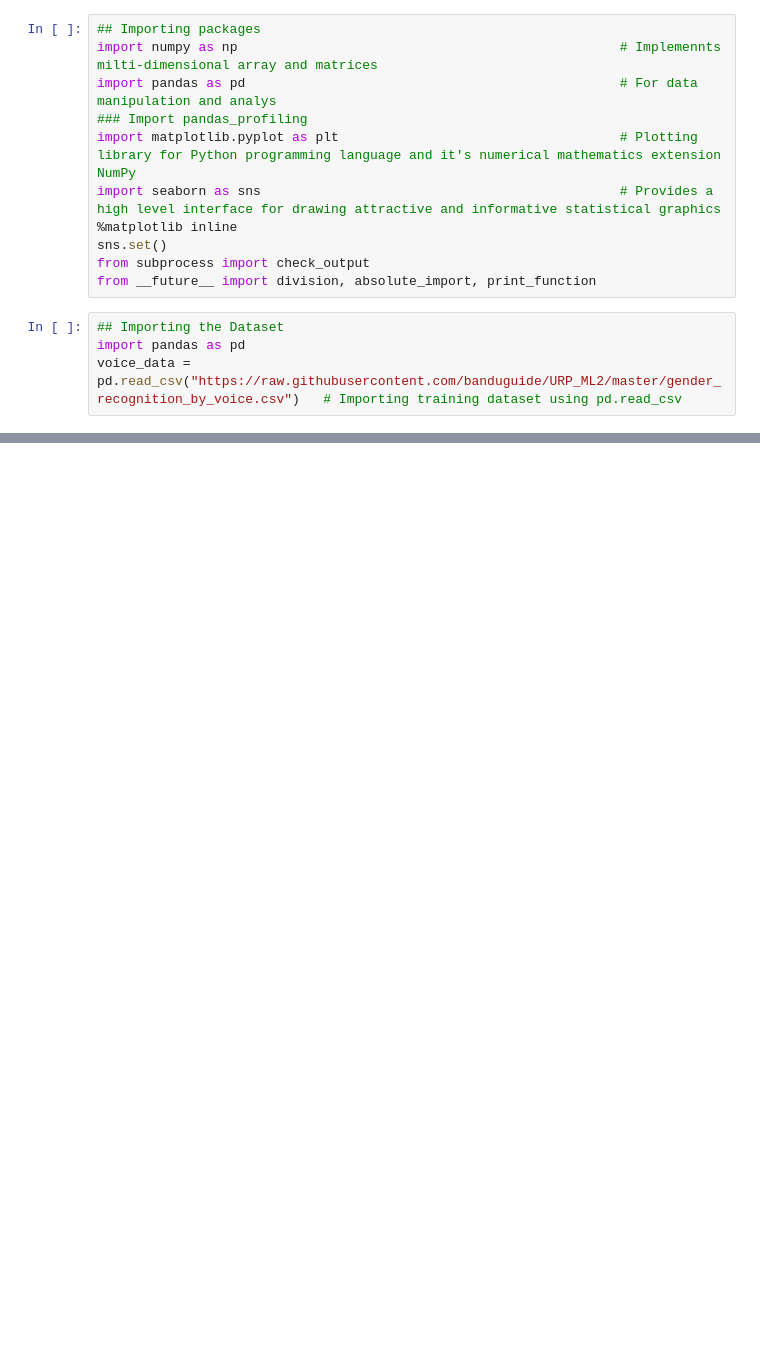
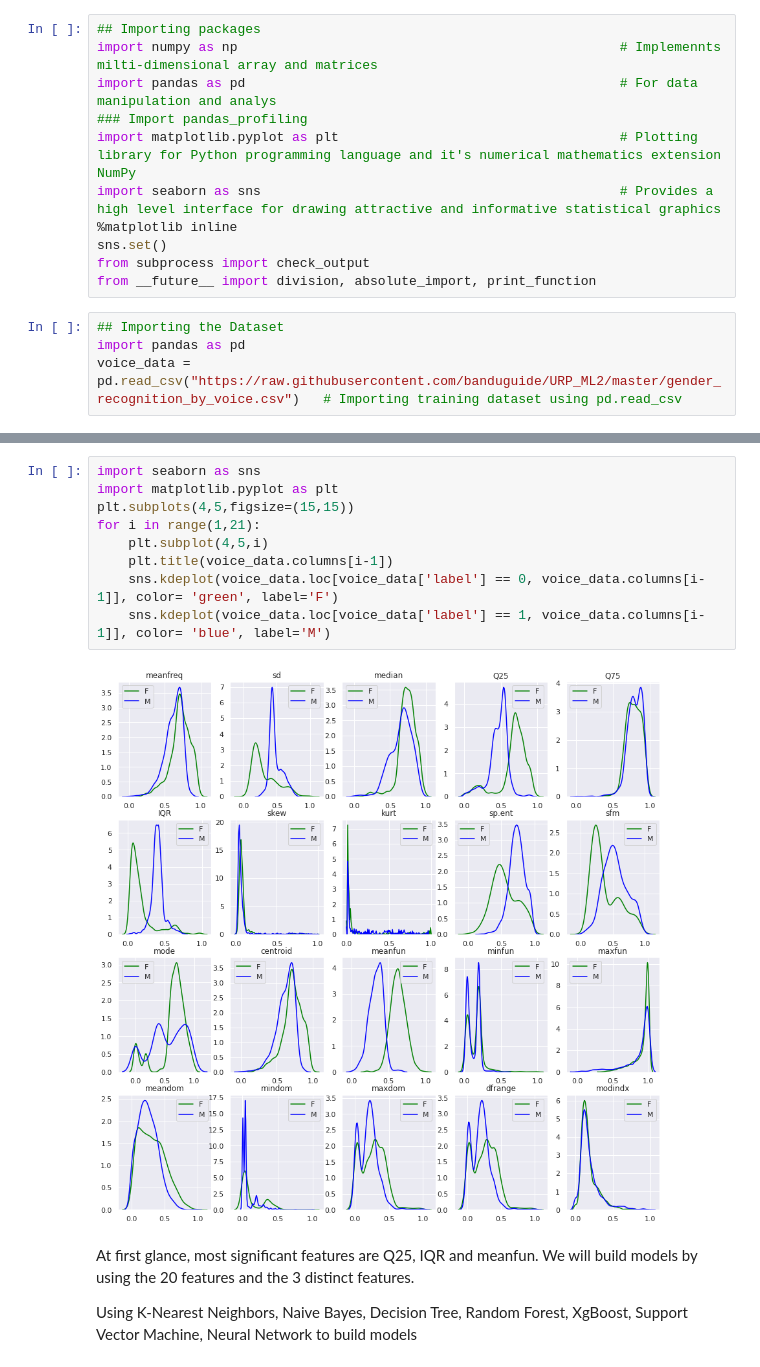
Before and after one commit to URP-DataScience/URP_ML2, a Jupyter notebook: ML2_Voice_Data.ipynb, the cells around one changed output, grey strips where cells are left out. Drawn from its saved outputs; the diff is of its cells as text; blank space fills up the shorter version.

```diff
--- a/ML2_Voice_Data.ipynb
+++ b/ML2_Voice_Data.ipynb
@@ -38,0 +276,15 @@ voice_data.describe()
+# %%
+import seaborn as sns
+import matplotlib.pyplot as plt
+plt.subplots(4,5,figsize=(15,15))
+for i in range(1,21):
+    plt.subplot(4,5,i)
+    plt.title(voice_data.columns[i-1])
+    sns.kdeplot(voice_data.loc[voice_data['label'] == 0, voice_data.columns[i-1]], color= 'green', label='F')
+    sns.kdeplot(voice_data.loc[voice_data['label'] == 1, voice_data.columns[i-1]], color= 'blue', label='M')
+# %% [output]
+[figure, added]
+# %% [markdown]
+At first glance, most significant features are Q25, IQR and meanfun. We will build models by using the 20 features and the 3 distinct features.
+
+Using K-Nearest Neighbors, Naive Bayes, Decision Tree, Random Forest, XgBoost, Support Vector Machine, Neural Network to build models
```
Also changed, not shown: parts of 92 cells of this notebook.
